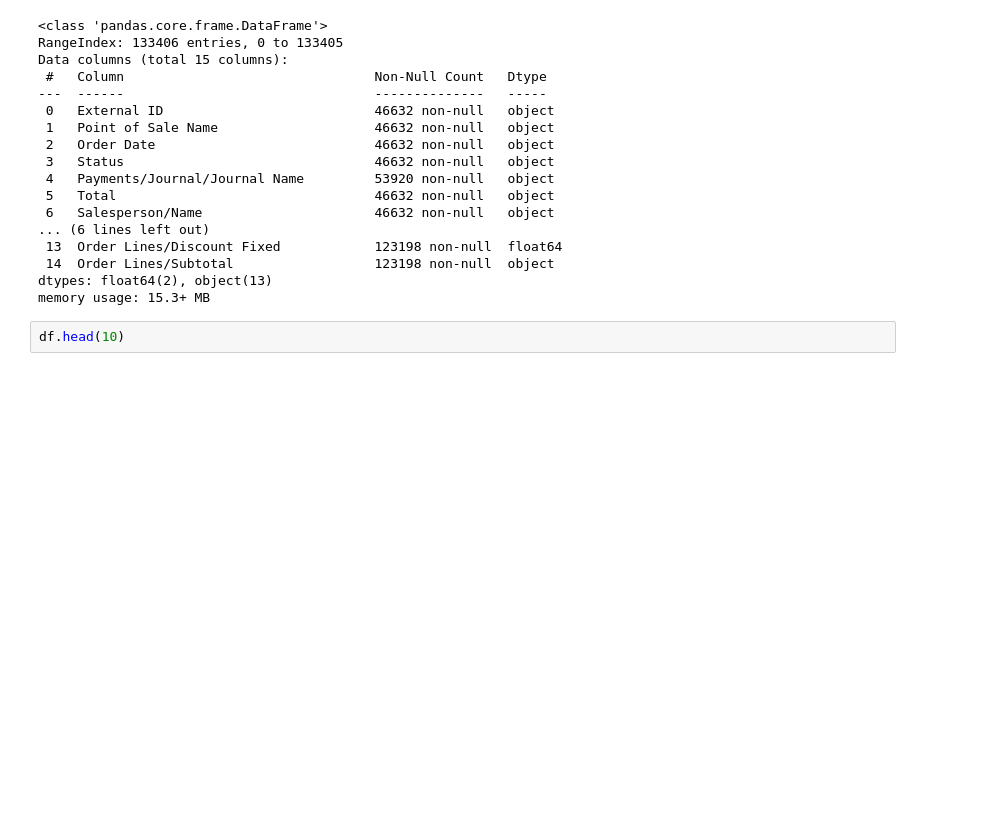
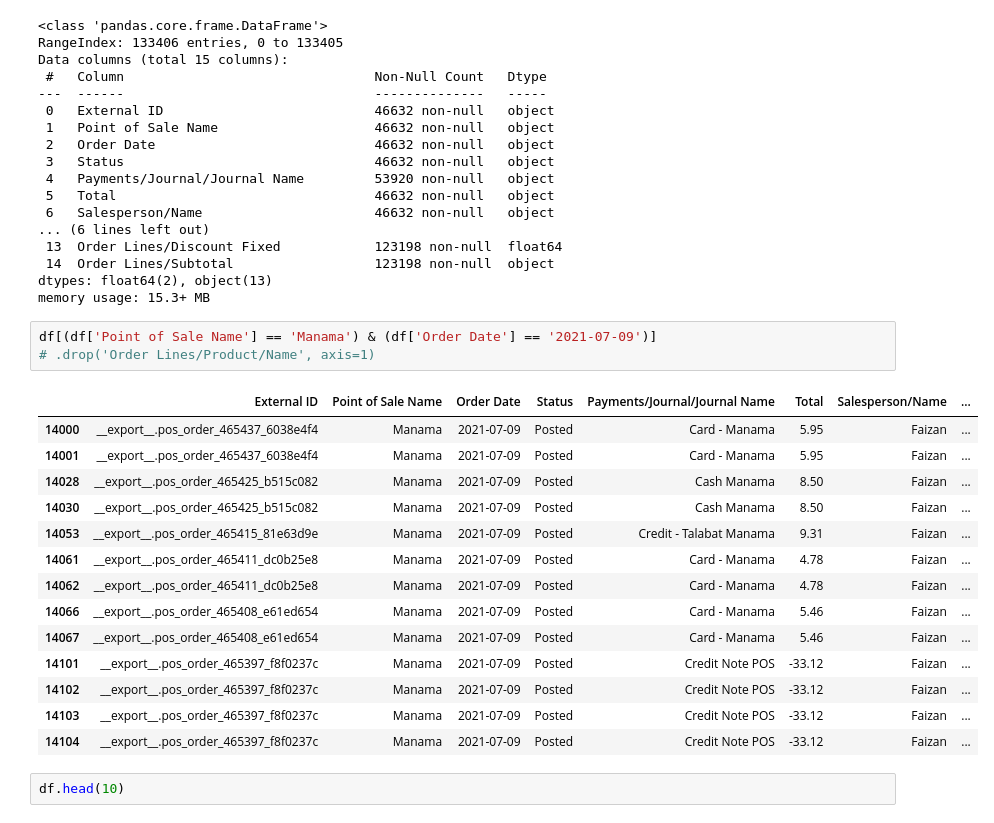
Before and after one commit to itpetarabia/reports, a Jupyter notebook: pos-sales.ipynb, the cells around one changed output. Saved outputs shown, nothing was run; the diff lists cells and outputs as text; blank space fills up the shorter version.

```diff
--- a/pos-sales.ipynb
+++ b/pos-sales.ipynb
@@ -25,6 +26,24 @@ Data columns (total 15 columns):
  14  Order Lines/Subtotal                  123198 non-null  object
 dtypes: float64(2), object(13)
 memory usage: 15.3+ MB
+# %%
+df[(df['Point of Sale Name'] == 'Manama') & (df['Order Date'] == '2021-07-09')]
+# .drop('Order Lines/Product/Name', axis=1)
+# %% [output]
+|  | External ID | Point of Sale Name | Order Date | Status | Payments/Journal/Journal Name | Total | Salesperson/Name | ... |
+| 14000 | __export__.pos_order_465437_6038e4f4 | Manama | 2021-07-09 | Posted | Card - Manama | 5.95 | Faizan | ... |
+| 14001 | __export__.pos_order_465437_6038e4f4 | Manama | 2021-07-09 | Posted | Card - Manama | 5.95 | Faizan | ... |
+| 14028 | __export__.pos_order_465425_b515c082 | Manama | 2021-07-09 | Posted | Cash Manama | 8.50 | Faizan | ... |
+| 14030 | __export__.pos_order_465425_b515c082 | Manama | 2021-07-09 | Posted | Cash Manama | 8.50 | Faizan | ... |
+| 14053 | __export__.pos_order_465415_81e63d9e | Manama | 2021-07-09 | Posted | Credit - Talabat Manama | 9.31 | Faizan | ... |
+| 14061 | __export__.pos_order_465411_dc0b25e8 | Manama | 2021-07-09 | Posted | Card - Manama | 4.78 | Faizan | ... |
+| 14062 | __export__.pos_order_465411_dc0b25e8 | Manama | 2021-07-09 | Posted | Card - Manama | 4.78 | Faizan | ... |
+| 14066 | __export__.pos_order_465408_e61ed654 | Manama | 2021-07-09 | Posted | Card - Manama | 5.46 | Faizan | ... |
+| 14067 | __export__.pos_order_465408_e61ed654 | Manama | 2021-07-09 | Posted | Card - Manama | 5.46 | Faizan | ... |
+| 14101 | __export__.pos_order_465397_f8f0237c | Manama | 2021-07-09 | Posted | Credit Note POS | -33.12 | Faizan | ... |
+| 14102 | __export__.pos_order_465397_f8f0237c | Manama | 2021-07-09 | Posted | Credit Note POS | -33.12 | Faizan | ... |
+| 14103 | __export__.pos_order_465397_f8f0237c | Manama | 2021-07-09 | Posted | Credit Note POS | -33.12 | Faizan | ... |
+| 14104 | __export__.pos_order_465397_f8f0237c | Manama | 2021-07-09 | Posted | Credit Note POS | -33.12 | Faizan | ... |
 # %%
 df.head(10)
 # %% [output]
```
Also changed, not shown: parts of 10 cells of this notebook, 8 other files.
